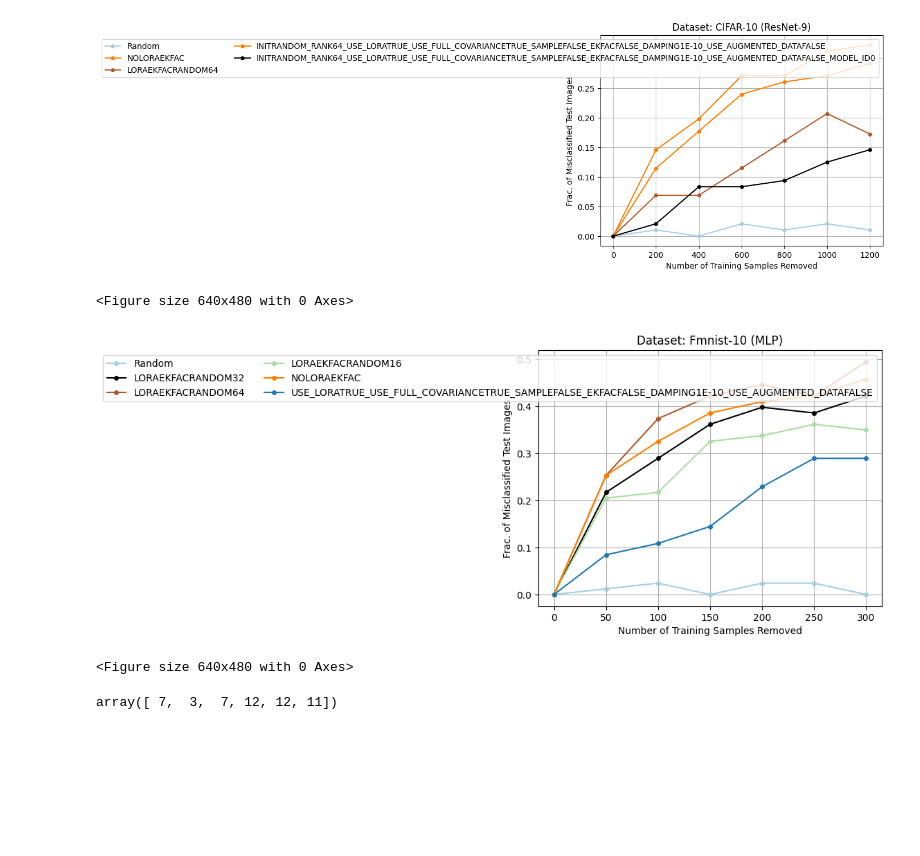
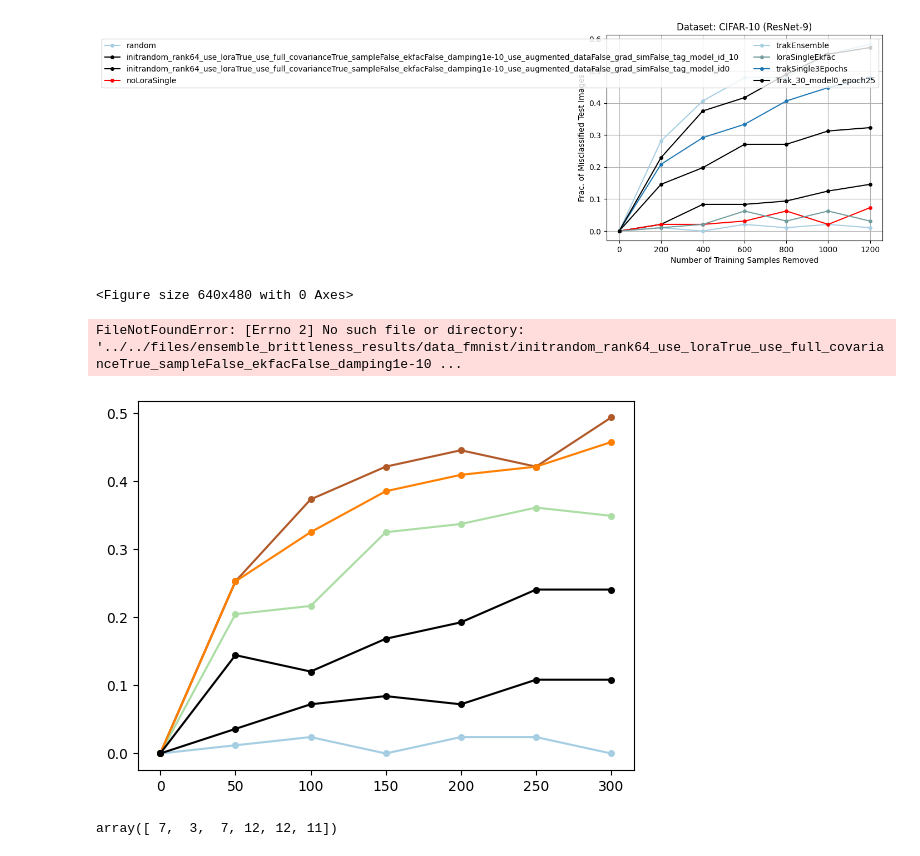
Before and after one commit to logix-project/logix, a Jupyter notebook: examples/notebooks/cifar10/plot_emsemble_brittleness.ipynb, the cells around one changed output. Cells and saved outputs as stored; diff of their text form; code cells hidden in the pictures; blank space fills up the shorter version.

```diff
--- a/examples/notebooks/cifar10/plot_emsemble_brittleness.ipynb
+++ b/examples/notebooks/cifar10/plot_emsemble_brittleness.ipynb
@@ -16,9 +16,9 @@ def main(data_name: str) -> None:
     algo_name_lst = [
         "random",
         # "pca1e-06",
-        "noLoraEkfac",
+        # "noLoraEkfac",
         # "pca0.0001",
-        "loraEkfacrandom64",
+        # "loraEkfacrandom64",
         # "loraEkfacorthogonal64",
         # "loraEkfacpca64",
         # "loraEkfacrandom64_damping0.001",
@@ -29,8 +29,13 @@ def main(data_name: str) -> None:
         # "noLoraEkfacrandom16_singleModel_aug_trueFisher"
         # "lora64random_full_covariance_10",
         # "lora64random_full_covariance_aug_10",
-        "initrandom_rank64_use_loraTrue_use_full_covarianceTrue_sampleFalse_ekfacFalse_damping1e-10_use_augmented_dataFalse_expt_name_additional_tag_model_id_10",
-        "initrandom_rank64_use_loraTrue_use_full_covarianceTrue_sampleFalse_ekfacFalse_damping1e-10_use_augmented_dataFalse_model_id0"
+        "initrandom_rank64_use_loraTrue_use_full_covarianceTrue_sampleFalse_ekfacFalse_damping1e-10_use_augmented_dataFalse_grad_simFalse_tag_model_id_10",
+        "initrandom_rank64_use_loraTrue_use_full_covarianceTrue_sampleFalse_ekfacFalse_damping1e-10_use_augmented_dataFalse_grad_simFalse_tag_model_id0",
+        "initrandom_rank64_use_loraFalse_use_full_covarianceFalse_sampleFalse_ekfacFalse_damping1e-10_use_augmented_dataFalse_grad_simFalse_tag_model_id0",
+        "trak_30",
+        "initrandom_rank64_use_loraTrue_use_full_covarianceFalse_sampleFalse_ekfacTrue_damping1e-10_use_augmented_dataFalse_grad_simFalse_tag_model_id0",
+        "trak_30_model0",
+        "Trak_30_model0_epoch25"
     ]
 
     base = 0.0
@@ -66,7 +71,7 @@ def main(data_name: str) -> None:
 if __name__ == "__main__":
     main(data_name="cifar10")
 # %% [output]
-[figure, old version]
+[figure, new version]
 <Figure size 640x480 with 0 Axes>
 # %%
 ans = None
@@ -95,11 +100,13 @@ def main(data_name: str) -> None:
         # "unif_segment",
         # "pca1e-06",
         # "noLoraEkfac",
-        "loraEkfacrandom32",
+        # "loraEkfacrandom32",
         "loraEkfacrandom64",
         "loraEkfacrandom16",
         "noLoraEkfac",
-        "use_loraTrue_use_full_covarianceTrue_sampleFalse_ekfacFalse_damping1e-10_use_augmented_dataFalse_expt_name_additional_tag_model_id_10",
+        "initrandom_rank64_use_loraTrue_use_full_covarianceTrue_sampleFalse_ekfacTrue_damping1e-10_use_augmented_dataFalse_grad_simFalse_tag_model_id10",
+        "initrandom_rank64_use_loraTrue_use_full_covarianceTrue_sampleFalse_ekfacTrue_damping1e-10_use_augmented_dataFalse_grad_simFalse_tag_model_id0",
+        "initrandom_rank64_use_loraTrue_use_full_covarianceTrue_sampleFalse_ekfacFalse_damping1e-10_use_augmented_dataFalse_grad_simFalse_tag_model_id_10"
     ]
 
     base = 0.0
@@ -108,35 +115,35 @@ def main(data_name: str) -> None:
 
     for algo_name in algo_name_lst:
         results = torch.load(
             f"../../files/ensemble_brittleness_results/data_{data_name.lower()}/{algo_name}.pt"
         )
 
         results = np.array(results["results"])
         avg_results = results.sum(0) / results.shape[0]
         plt.plot(
             [0] + intervals,
             [base] + list(avg_results),
             "o-",
             label=get_name(algo_name),
             c=get_color(algo_name),
             markersize=MARKER_SIZE,
         )
 
     plt.legend(ncol=2)
     plt.title("Dataset: Fmnist-10 (MLP)")
 
     plt.ylabel("Frac. of Misclassified Test Images")
     plt.xlabel("Number of Training Samples Removed")
     plt.grid()
     plt.show()
     plt.clf()
 
 
 if __name__ == "__main__":
     main(data_name="fmnist")
 # %% [output]
+FileNotFoundError: [Errno 2] No such file or directory: '../../files/ensemble_brittleness_results/data_fmnist/initrandom_rank64_use_loraTrue_use_full_covarianceTrue_sampleFalse_ekfacFalse_damping1e-10 ...
-[figure, old version]
+[figure, new version]
-<Figure size 640x480 with 0 Axes>
 # %%
 results = torch.load(
     f"../../files/ensemble_brittleness_results/data_cifar10/noLoraEkfacAugTrueFisher.pt"
```
Also changed, not shown: 5 other files.
